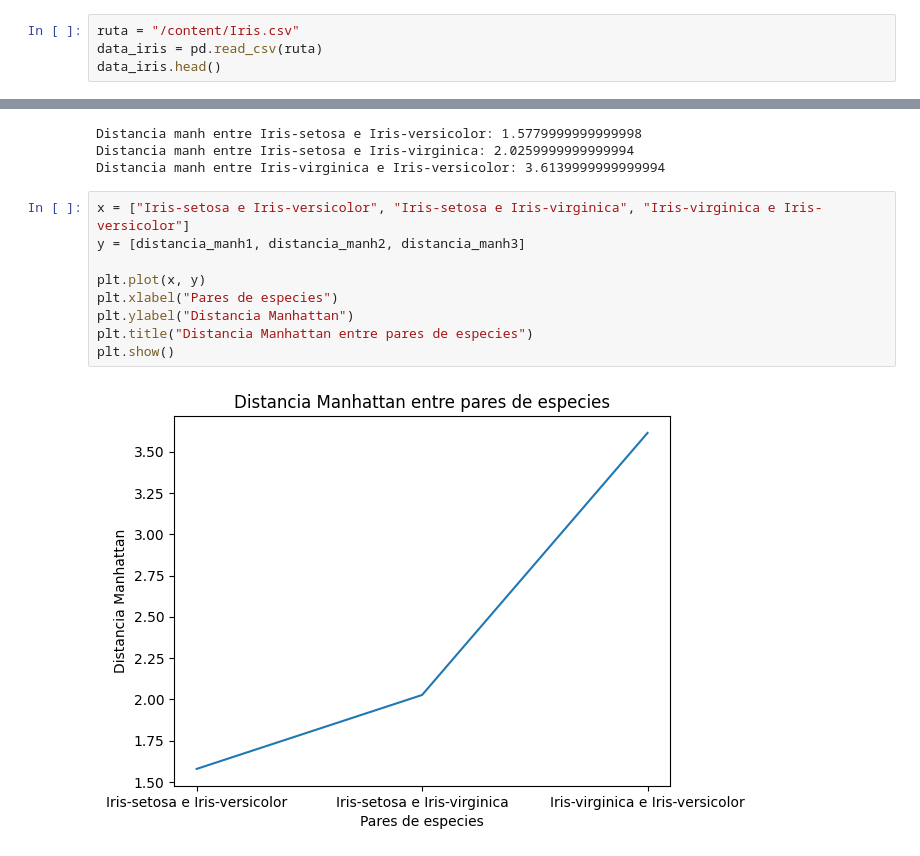
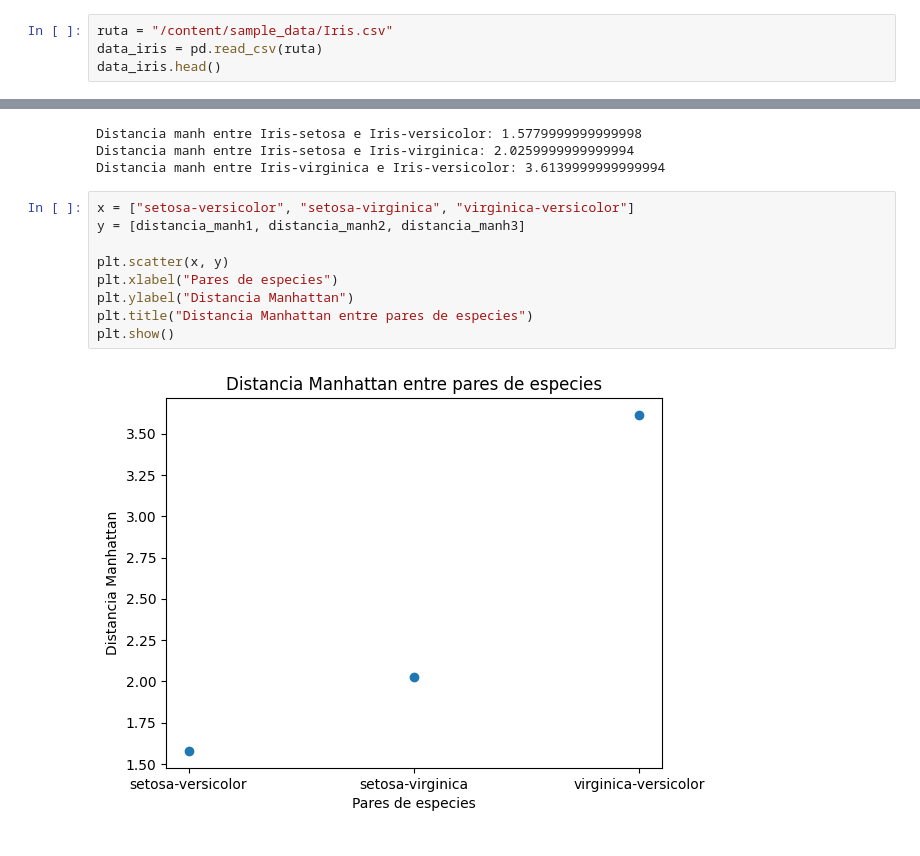
Before and after one commit to ECastro08/talentoTech, a Jupyter notebook: Untitled5.ipynb, the cells around one changed output, grey strips where cells are left out. Drawn from its saved outputs; the diff is of its cells as text.

```diff
--- a/Untitled5.ipynb
+++ b/Untitled5.ipynb
@@ -6,7 +6,7 @@ import numpy as np
 import matplotlib.pyplot as plt
 import seaborn as sns
 # %%
-ruta = "/content/Iris.csv"
+ruta = "/content/sample_data/Iris.csv"
 data_iris = pd.read_csv(ruta)
 data_iris.head()
 # %% [output]
@@ -83,13 +122,13 @@ Distancia manh entre Iris-setosa e Iris-versicolor: 1.5779999999999998
 Distancia manh entre Iris-setosa e Iris-virginica: 2.0259999999999994
 Distancia manh entre Iris-virginica e Iris-versicolor: 3.6139999999999994
 # %%
-x = ["Iris-setosa e Iris-versicolor", "Iris-setosa e Iris-virginica", "Iris-virginica e Iris-versicolor"]
+x = ["setosa-versicolor", "setosa-virginica", "virginica-versicolor"]
 y = [distancia_manh1, distancia_manh2, distancia_manh3]
 
-plt.plot(x, y)
+plt.scatter(x, y)
 plt.xlabel("Pares de especies")
 plt.ylabel("Distancia Manhattan")
 plt.title("Distancia Manhattan entre pares de especies")
 plt.show()
 # %% [output]
-[figure, old version]
+[figure, new version]
```
Also changed, not shown: parts of 3 cells of this notebook.
